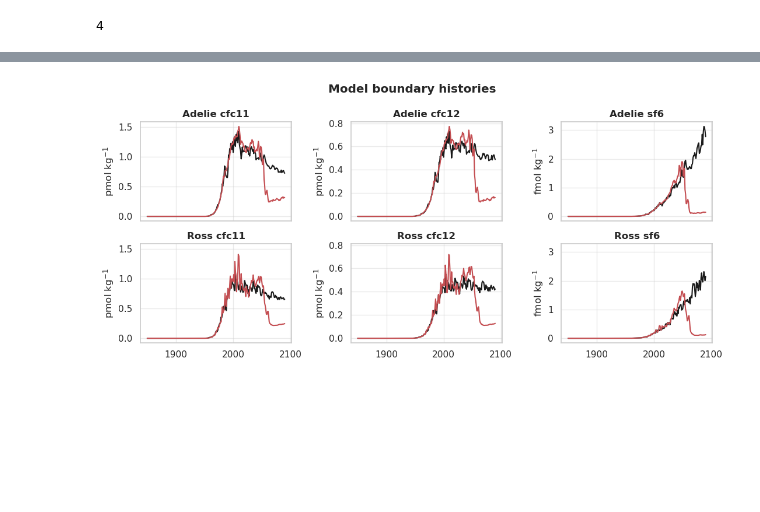
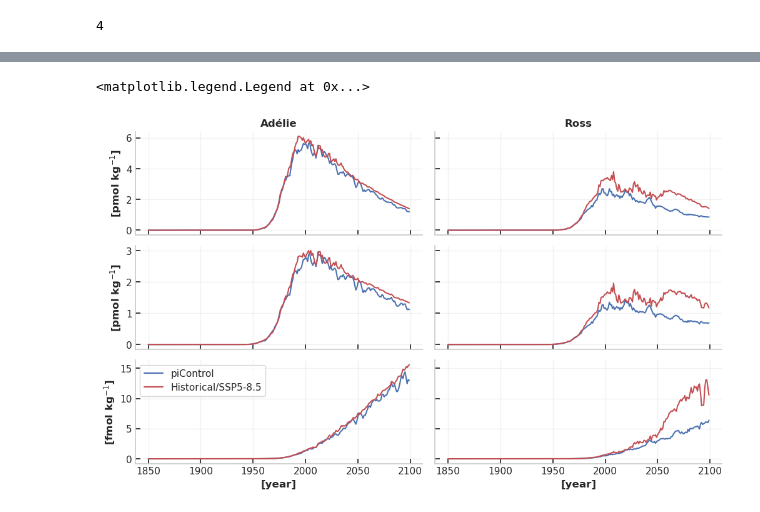
Before and after one commit to anthony-meza/CM4XAbyssalSWMT, a Jupyter notebook: notebooks/4.process_ttd_estimate_from_tracer_observations.ipynb, the cells around one changed output, grey strips where cells are left out. Cells and saved outputs as stored; diff of their text form; code cells hidden in the pictures; blank space fills up the shorter version.

```diff
--- a/notebooks/4.process_ttd_estimate_from_tracer_observations.ipynb
+++ b/notebooks/4.process_ttd_estimate_from_tracer_observations.ipynb
@@ -94,44 +141,67 @@ fig.savefig('plots/1.ttd_example_locations.png', dpi = 150, bbox_inches = "tight
 # %%
-final_obs_year = 2090
+final_obs_year = 2099
+
+ds_b = ds_b.sel(tracer = ["cfc11", "cfc12", "sf6"])
 ds_b["boundary"] = ds_b["boundary_truth"].fillna(0.0).copy()
 ds_b = ds_b.sel(time = slice(None, final_obs_year))
 
-
+ds_i = ds_i.sel(tracer = ["cfc11", "cfc12", "sf6"])
 ds_i["interior"] = ds_i["interior_truth"].fillna(0.0).copy()
 ds_i = ds_i.sel(time = slice(1940, final_obs_year))
 
 noise_floors = np.array([0.01, 0.01, 0.01])
 ds_i = ds_i.assign(noise_floors=(("tracer",), noise_floors))
 ds_i["sigma_obs"] = ds_i["noise_floors"].broadcast_like(ds_i["interior"])
-# ds_i["sigma_obs"] = xr.where(
-#     ds_i["interior"] * 0.01 > ds_i["noise_floors"],
-#     ds_i["interior"] * 0.01,
-#     ds_i["noise_floors"],
-# )
 
 truth = ds_i.copy()
 # %%
-expt_colors = {"forced":"r", "control":"k"}
+expt_colors = {"forced":"r", "control":"b"}
 variable_units = {"cfc11":r"pmol kg$^{-1}$", "cfc12":r"pmol kg$^{-1}$", "sf6":r"fmol kg$^{-1}$"}
+variable_names = {"cfc11":r"CFC-11", "cfc12":r"CFC-12", "sf6":r"SF$_\mathbf{6}$"}
+
+expt_names = {"forced":"Historical/SSP5-8.5", "control":"piControl"}
 # %%
-fig, axes = plt.subplots(2, 3, figsize=(11, 5), sharex=True, sharey='col')
-for i, source in enumerate(ds_b.source.values):
-    for j, tracer in enumerate(ds_b.tracer.values):
-        for k, expt in enumerate(ds_b.expt.values):
-            ax = axes[i, j]
-            ax.plot(ds_b.time, ds_b.boundary.sel(source=source,
-                                                 tracer=tracer,
-                                                 expt = expt),
-                                                 label = expt,
-                                                 color=expt_colors[expt])
-            ax.set_title(f'{source.capitalize()} {tracer}', fontweight='bold')
-            ax.grid(alpha=0.4)
-            ax.set_ylabel(variable_units[tracer])
+ntracer, nsource = ds_b.sizes["tracer"], ds_b.sizes["source"]
 
-fig.suptitle('Model boundary histories', fontweight='bold')
-fig.tight_layout()
+fig, axs = plt.subplots(
+    ntracer, nsource,
+    figsize=(10, 6),
+    sharex=True,
+    sharey="row",
+    constrained_layout=True,
+    gridspec_kw={"wspace": 0.04, "hspace": 0.08},
+)
+
+for i, tracer in enumerate(ds_b.tracer.values):
+    for j, source in enumerate(ds_b.source.values):
+        ax = axs[i, j]
+
+        for expt in ds_b.expt.values:
+            ax.plot(
+                ds_b.time,
+                ds_b.boundary.sel(source=source, tracer=tracer, expt=expt),
+                c=expt_colors[expt],
+                lw=1.5,
+                label=expt_names[expt],
+            )
+
+        if i == 0:
+            ax.set_title(
+                ds_b.boundary.sel(source=source)["print_name"].item(),
+                weight="bold",
+            )
+        if j == 0:
+            ax.set_ylabel(f"[{variable_units[tracer]}]", fontweight = "bold")
+        if i == ntracer-1:
+            ax.set_xlabel(f"[year]", fontweight = "bold")
+        ax.grid(alpha=0.25)
+        ax.tick_params(direction="in", bottom=True, left=True, top=False, right=False)
+        ax.spines[["top", "right"]].set_visible(False)
+
+axs[-1, 0].legend(frameon=True)
 # %% [output]
+<matplotlib.legend.Legend at 0x...>
-[figure, old version]
+[figure, new version]
 # %%
 def plot_error_band(ax, time, history, error, label, color, legend=None, alpha=0.25):
     if legend is None:
```
Also changed, not shown: parts of 25 cells of this notebook, 11 other files.
